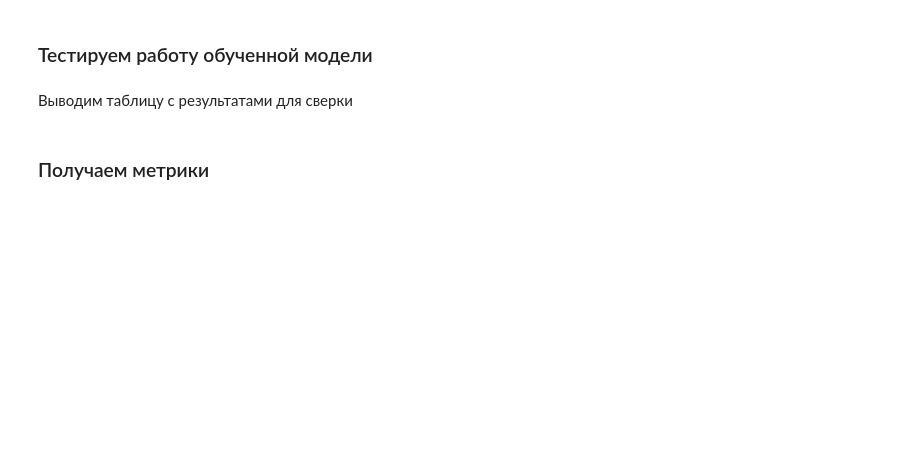
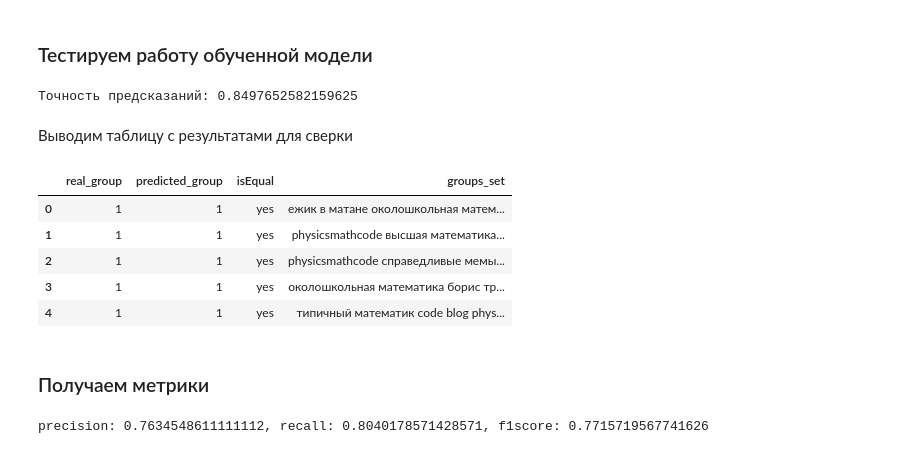
Before and after one commit to MrDaseMan/rubert-vk-classifier, a Jupyter notebook: train.ipynb, the cells around one changed output. Saved outputs shown, nothing was run; the diff lists cells and outputs as text; code cells hidden in the pictures; blank space fills up the shorter version.

```diff
--- a/train.ipynb
+++ b/train.ipynb
@@ -43,8 +64,8 @@ TORCH_USE_CUDA_DSA=True
 classifier = BertClassifier(
     model_path='cointegrated/rubert-tiny',          # Путь до репозитория с дообучаемой моделью
     tokenizer_path='cointegrated/rubert-tiny',      # Путь до токенизатора
-    n_classes=41,                                   # Количество классов для обучения
-    epochs=60,                                      # Количество эпох обучения
+    n_classes=45,                                   # Количество классов для обучения
+    epochs=20,                                      # Количество эпох обучения
     max_len=512,                                   # Максимальный размер текста
     model_save_path='./output/model.pt'             # Путь до сохранения модели
 )
@@ -100,5 +147,7 @@ report_df = pd.DataFrame(report)
 report_df.to_csv(f"./reports/report{time.time()}.csv", index_label="id", sep=";", encoding="cp1251")
 
 print(f"Точность предсказаний: {(report_df[(report_df['isEqual']=='yes')].count()['isEqual']/report_df.__len__())}")
+# %% [output]
+Точность предсказаний: 0.8497652582159625
 # %% [markdown]
 Выводим таблицу с результатами для сверки
@@ -107,3 +154,13 @@ report_df.head()
+# %%
+report_df.head()
+report_df.to_csv(f"./reports/train_report{time.time()}.csv", index_label="id", sep=";", encoding="cp1251")
+# %% [output]
+|  | real_group | predicted_group | isEqual | groups_set |
+| 0 | 1 | 1 | yes | ежик в матане околошкольная матем... |
+| 1 | 1 | 1 | yes | physicsmathcode высшая математика... |
+| 2 | 1 | 1 | yes | physicsmathcode справедливые мемы... |
+| 3 | 1 | 1 | yes | околошкольная математика борис тр... |
+| 4 | 1 | 1 | yes | типичный математик code blog phys... |
 # %% [markdown]
 ### Получаем метрики
 # %%
@@ -113,3 +170,5 @@ predictions_all = [p['prediction'] for p in predictions]
 precision, recall, f1score = precision_recall_fscore_support(labels, predictions_all, average='macro', zero_division=0)[:3]
 
 print(f'precision: {precision}, recall: {recall}, f1score: {f1score}')
+# %% [output]
+precision: 0.7634548611111112, recall: 0.8040178571428571, f1score: 0.7715719567741626
```
Also changed, not shown: parts of 5 cells of this notebook, 4 other files.
